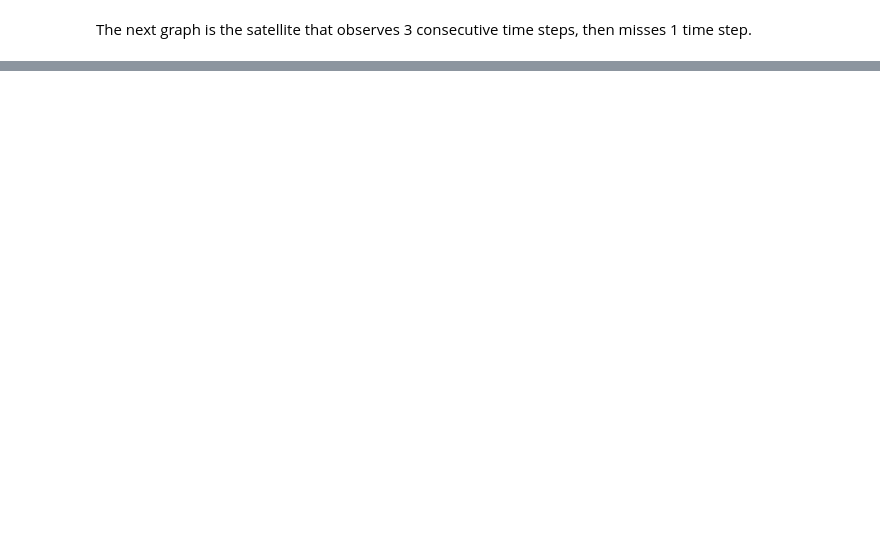
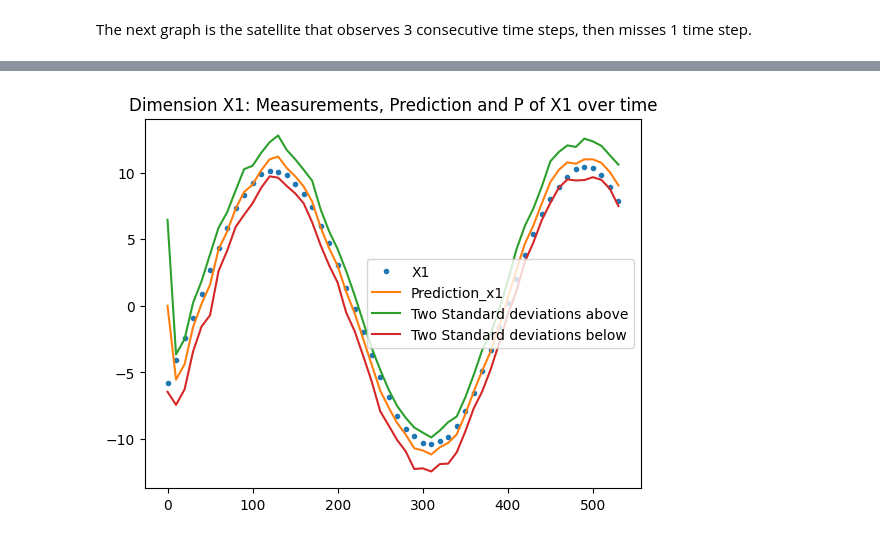
Before and after one commit to FinleyRMarshall/KalmanFilterProject, a Jupyter notebook: Navigation_Project.ipynb, the cells around one changed output, grey strips where cells are left out. Cells and saved outputs as stored; diff of their text form; code cells hidden in the pictures; blank space fills up the shorter version.

```diff
--- a/Navigation_Project.ipynb
+++ b/Navigation_Project.ipynb
@@ -334,0 +336,4 @@ graph_average_error(satellite_2[0], satellite_2[1], satellite_2[2])
+# %%
+graph_x1_and_p(satellite_2[0], satellite_2[1], satellite_2[2])
+# %% [output]
+[figure, added]
```
Also changed, not shown: parts of 10 cells of this notebook.
